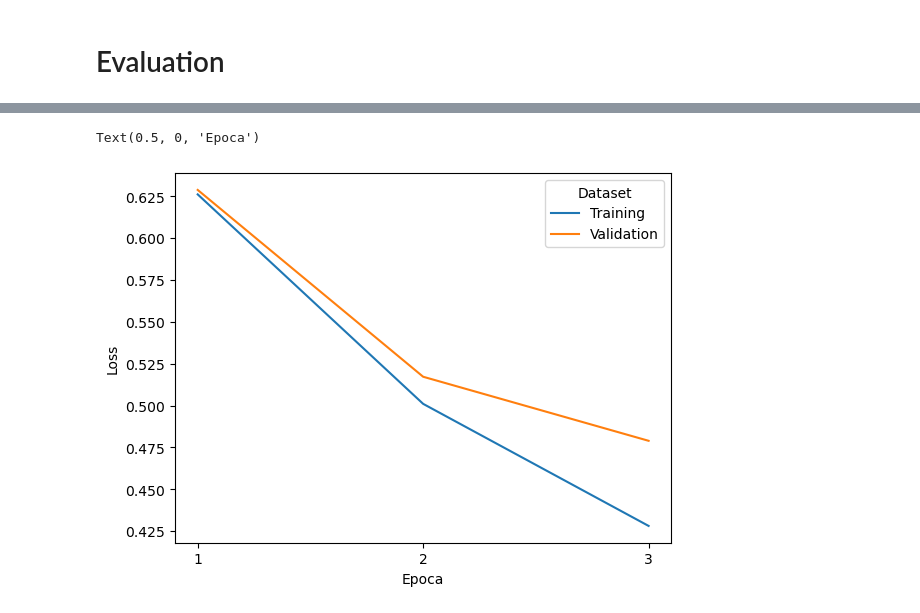
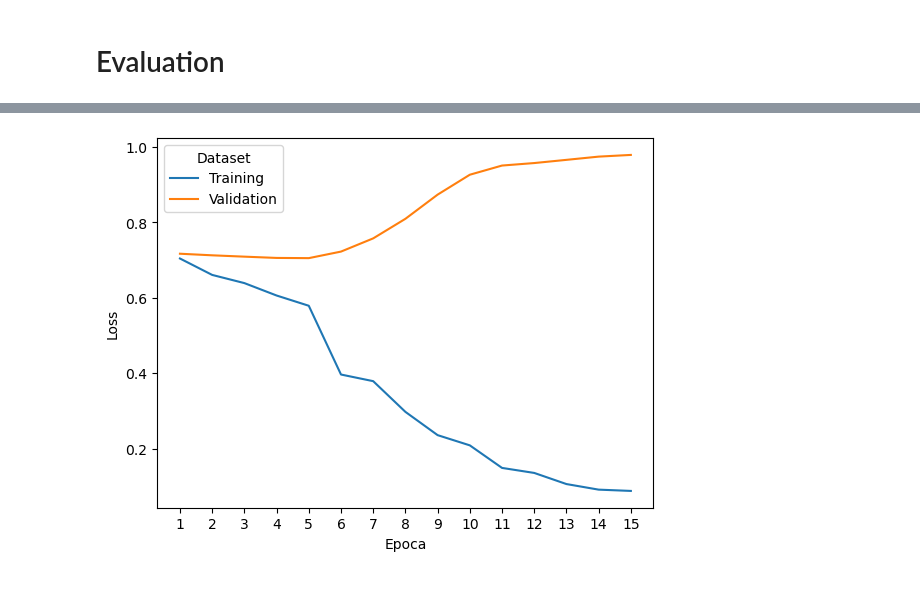
Before and after one commit to iremond/Progetto_HLT, a Jupyter notebook: Transformers.ipynb, the cells around one changed output, grey strips where cells are left out. Cells and saved outputs as stored; diff of their text form; code cells hidden in the pictures.

Commit message:
training bert

```diff
--- a/Transformers.ipynb
+++ b/Transformers.ipynb
@@ -59,5 +64,5 @@ Dataset({
     num_rows: 1289
 })
 # %%
-small_train_dataset = tokenized_train.shuffle(seed=42).select(range(15))
-small_eval_dataset = tokenized_val.shuffle(seed=42).select(range(5))
+small_train_dataset = tokenized_train.shuffle(seed=42).select(range(6))
+small_eval_dataset = tokenized_val.shuffle(seed=42).select(range(3))
@@ -68,5 +76,9 @@ training_args = TrainingArguments(
     output_dir="test_trainer",
     evaluation_strategy = "epoch", # monitor the evaluation metrics during fine-tuning at the end of each epoch
     logging_strategy="epoch",
-    num_train_epochs=3
+    num_train_epochs=15,
+    #learning_rate=0.0005, # default 0.00005
+    #weight_decay=0.0001 # default 0
     )
+# %%
+config = AutoConfig.from_pretrained("bert-base-multilingual-uncased")
@@ -72,0 +107,4 @@ training_args = TrainingArguments(
+# %%
+model = AutoModelForSequenceClassification.from_pretrained("bert-base-multilingual-uncased", config=config)
+
+model
@@ -125,8 +210,9 @@ df
 # %%
 # loss lineplot
 sns.lineplot(data=df, x="Epoch", y="Loss", hue="Dataset")
-plt.xticks(range(1, 4))
+plt.xticks(range(1, 16))
 plt.xlabel('Epoca')
+plt.savefig('loss_curves_BERT-base_default_params.pdf', dpi=300, bbox_inches='tight')
+plt.show()
 # %% [output]
-Text(0.5, 0, 'Epoca')
-[figure, old version]
+[figure, new version]
```
Also changed, not shown: parts of 14 cells of this notebook.
